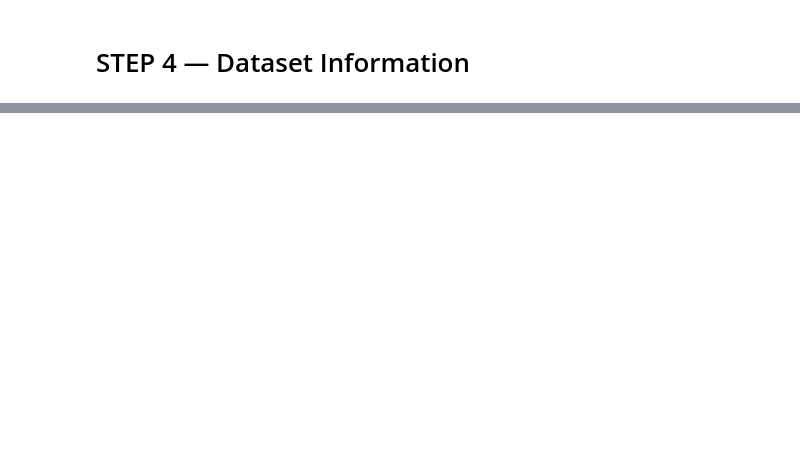
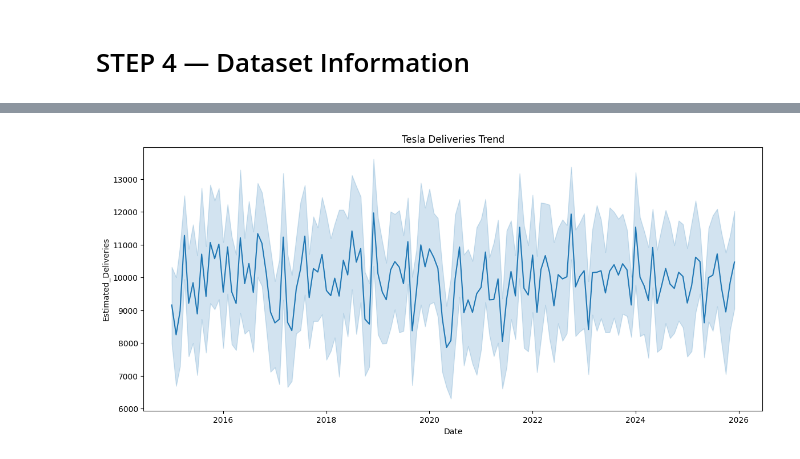
Before and after one commit to shivaanshh/Celebal_Technologies, a Jupyter notebook: Week2/week2_ShivaanshKaushik.ipynb, the cells around one changed output, grey strips where cells are left out. Drawn from its saved outputs; the diff is of its cells as text; code cells hidden in the pictures; blank space fills up the shorter version.

```diff
--- a/Week2/week2_ShivaanshKaushik.ipynb
+++ b/Week2/week2_ShivaanshKaushik.ipynb
@@ -643,0 +166,25 @@ This project demonstrates the practical application of Machine Learning in:
+# %%
+
+numeric_cols = [
+    'Estimated_Deliveries',
+    'Production_Units',
+    'Avg_Price_USD',
+    'Battery_Capacity_kWh',
+    'Range_km',
+    'CO2_Saved_tons',
+    'Charging_Stations'
+]
+
+for col in numeric_cols:
+
+    Q1 = df[col].quantile(0.25)
+    Q3 = df[col].quantile(0.75)
+
+    IQR = Q3 - Q1
+
+    lower = Q1 - 1.5 * IQR
+    upper = Q3 + 1.5 * IQR
+
+    df[col] = np.clip(df[col], lower, upper)
+
+print("Outlier Handling Completed")
@@ -643,0 +213,17 @@ This project demonstrates the practical application of Machine Learning in:
+# %%
+
+# Deliveries Trend
+
+plt.figure(figsize=(14,6))
+
+sns.lineplot(
+    x='Date',
+    y='Estimated_Deliveries',
+    data=df
+)
+
+plt.title("Tesla Deliveries Trend")
+
+plt.show()
+# %% [output]
+[figure, added]
```
Also changed, not shown: parts of 73 cells of this notebook.
